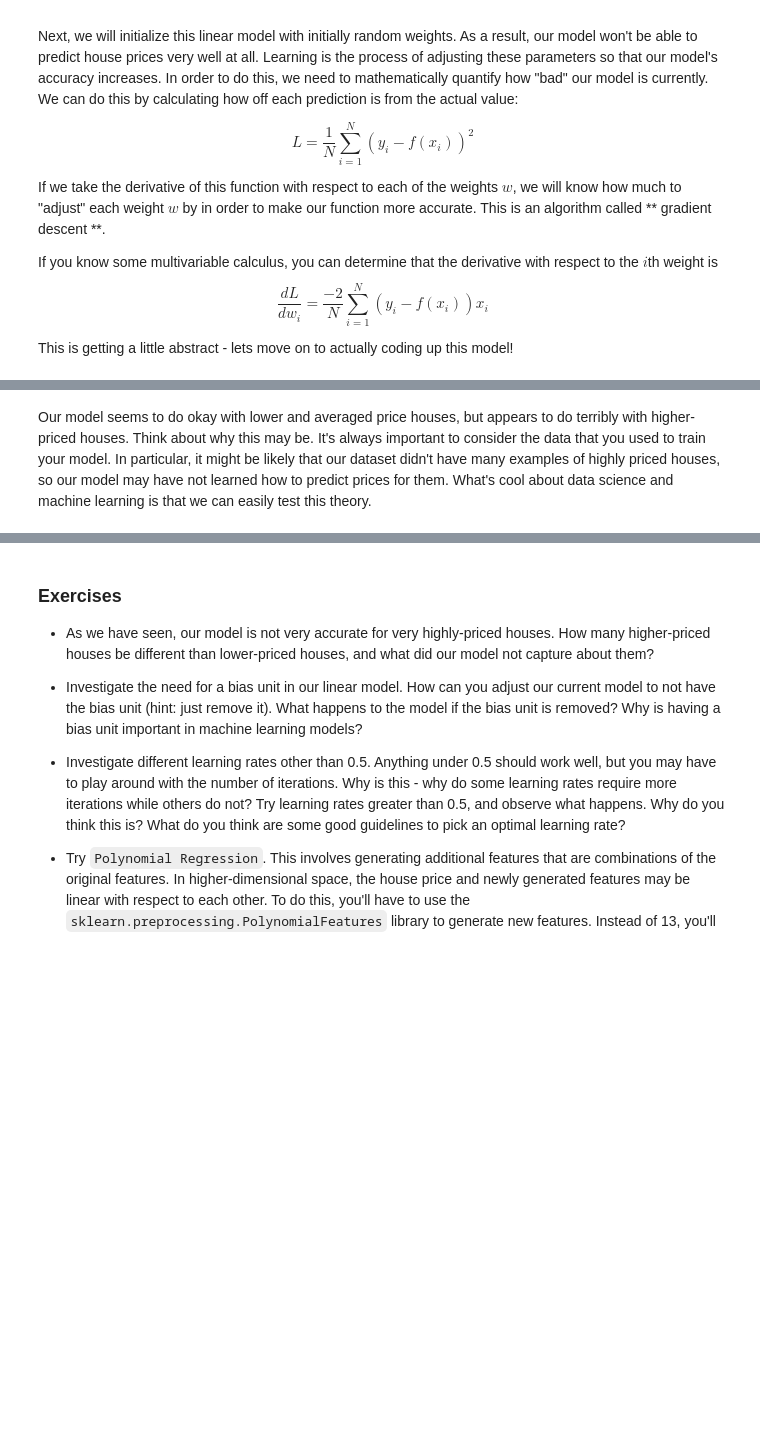
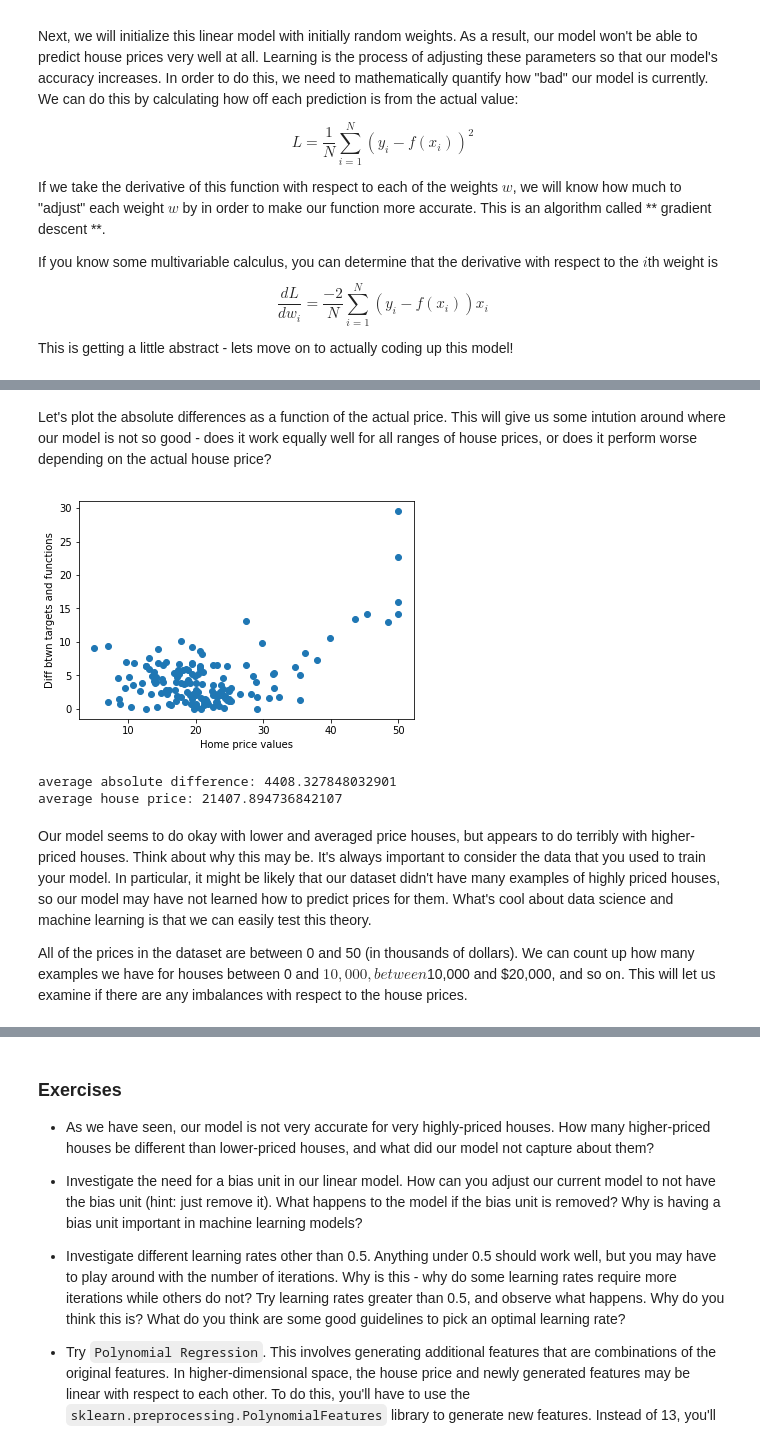
Before and after one commit to uclaacmai/tf-workshop-series-fall17, a Jupyter notebook: week2-linear-regression/Intro to TF and Linear Regression.ipynb, the cells around one changed output, grey strips where cells are left out. Saved outputs shown, nothing was run; the diff lists cells and outputs as text; code cells hidden in the pictures; blank space fills up the shorter version.

```diff
--- a/week2-linear-regression/Intro to TF and Linear Regression.ipynb
+++ b/week2-linear-regression/Intro to TF and Linear Regression.ipynb
@@ -203,23 +247,30 @@ If you know some multivariable calculus, you can determine that the derivative w
 This is getting a little abstract - lets move on to actually coding up this model!
 # %%
 # TODO: create placeholders for X and y, our features and tagets, respectively.
+X = tf.placeholder(tf.float32, shape = [None, 13])
+y = tf.placeholder(tf.float32, shape = [None,1])
 
 # TODO: create variables for W and b, and initialize them with constants.
+W = tf.Variable(tf.constant(0.1, shape = [13,1 ]))
+b = tf.Variable(tf.constant(0.1))
 # %%
 
 # TODO: use Tensorflow to write out the linear regression model and assign it to a variable y_pred.
 # y_pred = ...
+y_pred = tf.matmul(X, W) + b
 loss = tf.reduce_mean(tf.square(y_pred - y))
 opt = tf.train.GradientDescentOptimizer(learning_rate = .5).minimize(loss)
 # %%
 init = tf.global_variables_initializer()
+sess = tf.InteractiveSession()
 sess.run(init)
 initial_loss = loss.eval(feed_dict = {X: X_train, y: y_train})
 print("initial loss: {}".format(initial_loss))
 for i in range(5000):
     # TODO: run the optimization step with the training data passed in.
+    sess.run(opt, feed_dict = {X: X_train, y: y_train})
     if i % 100 == 0:
         # TODO: print the current error of the model so we can know how the model is doing while it is training
-        print(loss.eval(feed_dict = {X: X_train, y: y_train}))
+        print("current loss: {}".format(loss.eval(feed_dict = {X: X_train, y: y_train})))
 
 # TODO: evalute and print the final loss on the training and testing datasets.
@@ -226,11 +297,12 @@ for i in range(5000):
 # %%
+data, targets = X_test, y_test
 predictions = sess.run(y_pred, feed_dict = {X: data})
 predictions = predictions.flatten()
-targets = targets.reshape((506))
+targets = targets.reshape((152))
 
 # lets take a look at some predictions
 for i in range(10):
-    randint = np.random.randint(0, 506)
+    randint = np.random.randint(0, 152)
     pred = predictions[randint]
     actual = targets[randint]
     print("prediction: {}, actual was: {}".format(pred, actual))
@@ -237,14 +320,21 @@ for i in range(10):
+# %% [markdown]
+Let's plot the absolute differences as a function of the actual price. This will give us some intution around where our model is not so good - does it work equally well for all ranges of house prices, or does it perform worse depending on the actual house price?
 # %%
-# Lets plot the absolute differences as a function of the actual price
-diffs = (targets - predictions)
+diffs = abs(targets - predictions)
 avg_diffs = np.mean(diffs)
 avg_houseprice = np.mean(targets)
 plt.xlabel('Home price values')
 plt.ylabel('Diff btwn targets and functions')
 plt.scatter(targets, diffs)
 plt.show()
 print("average absolute difference: {}".format(avg_diffs * 1000))
 print("average house price: {}".format(avg_houseprice * 1000))
+# %% [output]
+[figure, added]
+average absolute difference: 4408.327848032901
+average house price: 21407.894736842107
 # %% [markdown]
 Our model seems to do okay with lower and averaged price houses, but appears to do terribly with higher-priced houses. Think about why this may be. It's always important to consider the data that you used to train your model. In particular, it might be likely that our dataset didn't have many examples of highly priced houses, so our model may have not learned how to predict prices for them. What's cool about data science and machine learning is that we can easily test this theory.
+
+All of the prices in the dataset are between 0 and 50 (in thousands of dollars). We can count up how many examples we have for houses between 0 and $10, 000, between $10,000 and $20,000, and so on. This will let us examine if there are any imbalances with respect to the house prices.
 # %%
```
Also changed, not shown: parts of 15 cells of this notebook.
